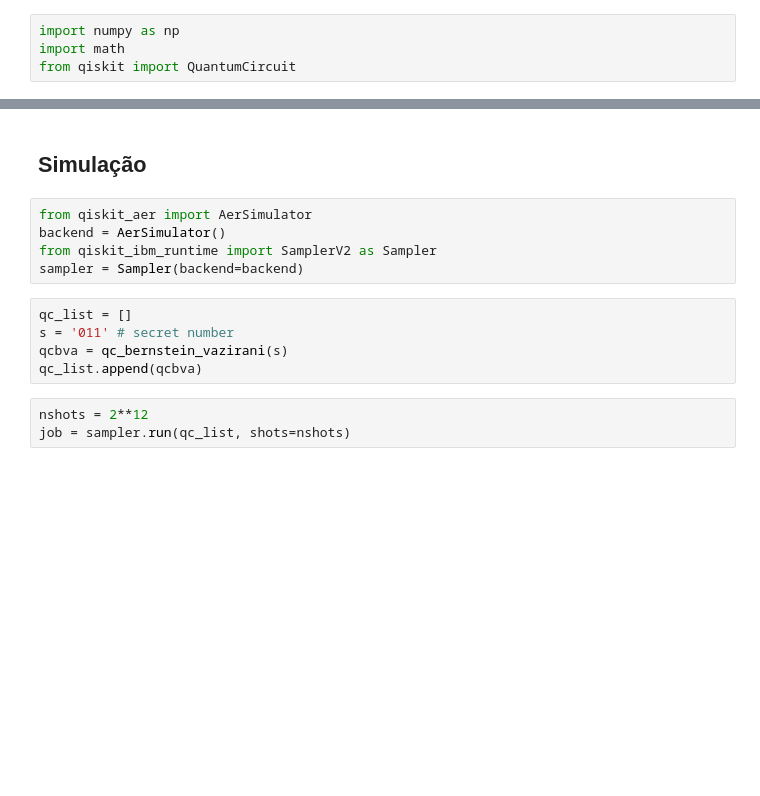
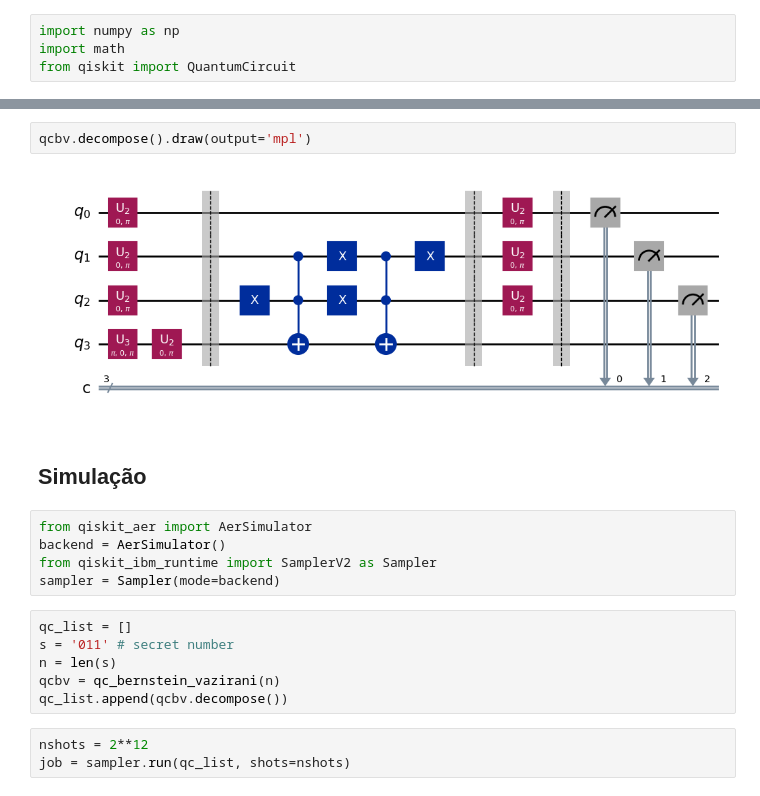
Before and after one commit to jonasmaziero/computacao_quantica_qiskit_sbf_2024, a Jupyter notebook: 05_a_Bernstein-Vazirani.ipynb, the cells around one changed output, grey strips where cells are left out. Cells and saved outputs as stored; diff of their text form; blank space fills up the shorter version.

```diff
--- a/05_a_Bernstein-Vazirani.ipynb
+++ b/05_a_Bernstein-Vazirani.ipynb
@@ -205,15 +278,20 @@ qc.draw(output='mpl')
+# %%
+qcbv.decompose().draw(output='mpl')
+# %% [output]
+[figure, added]
 # %% [markdown]
 ## Simulação
 # %%
 from qiskit_aer import AerSimulator
 backend = AerSimulator()
 from qiskit_ibm_runtime import SamplerV2 as Sampler
-sampler = Sampler(backend=backend)
+sampler = Sampler(mode=backend)
 # %%
 qc_list = []
 s = '011' # secret number
-qcbva = qc_bernstein_vazirani(s)
-qc_list.append(qcbva)
+n = len(s)
+qcbv = qc_bernstein_vazirani(n)
+qc_list.append(qcbv.decompose())
 # %%
 nshots = 2**12
 job = sampler.run(qc_list, shots=nshots)
```
Also changed, not shown: parts of 29 cells of this notebook, 5 other files.
